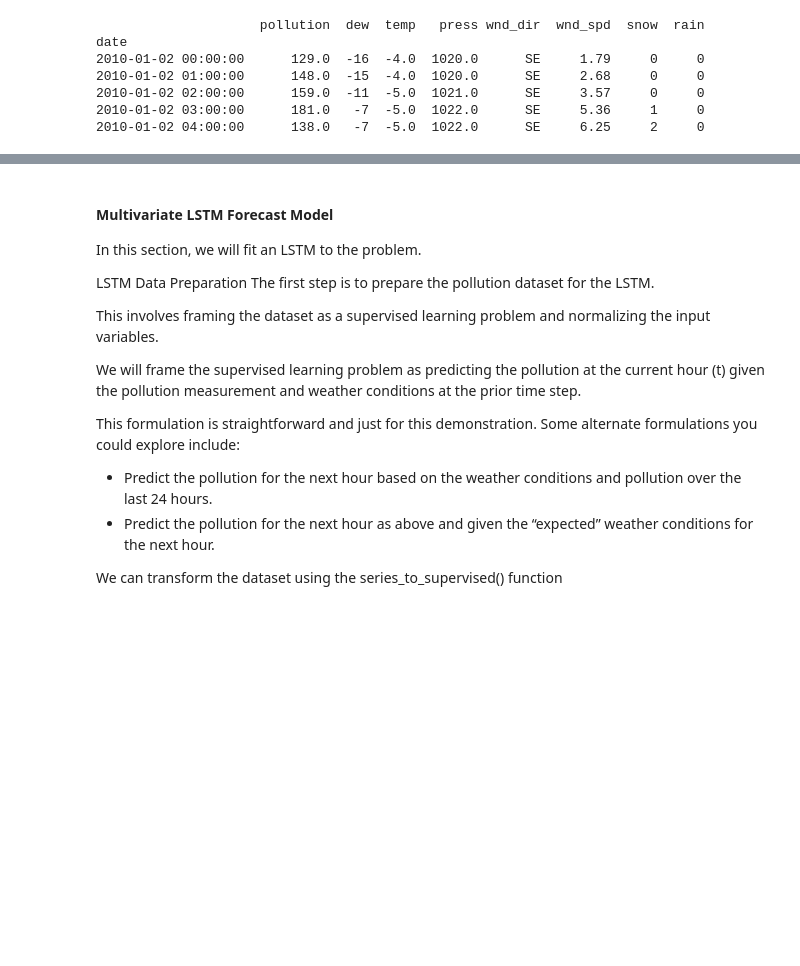
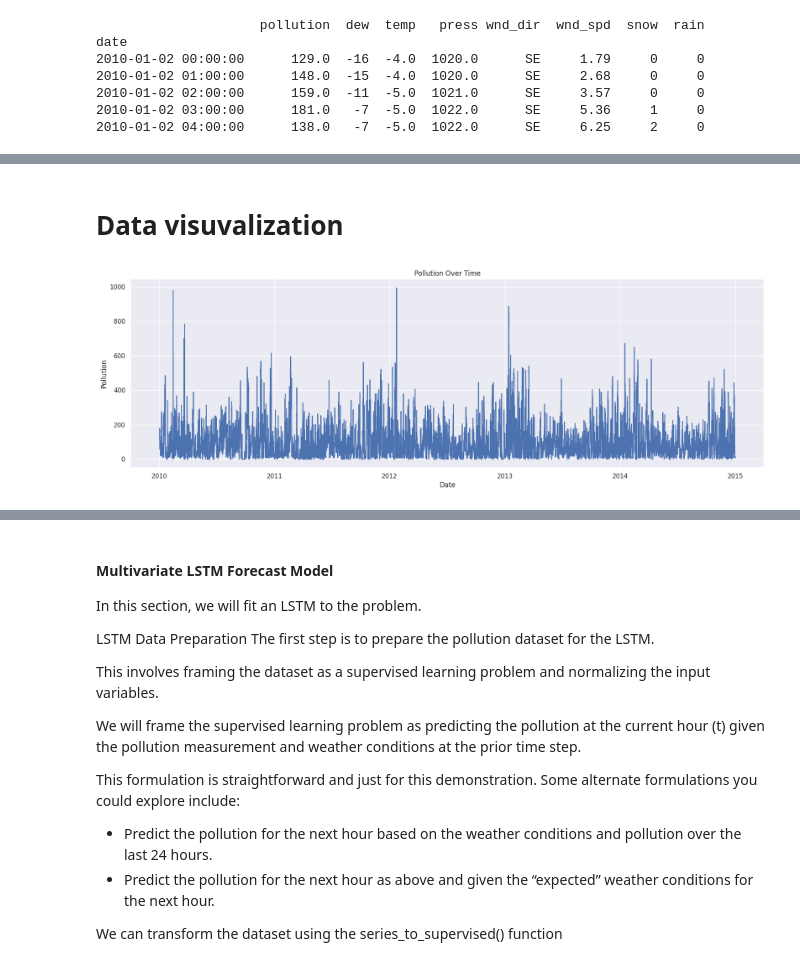
Before and after one commit to dipanwitadash/Applied-AI-miniproject-group8, a Jupyter notebook: d7041e-project-grp8-exp2.ipynb, the cells around one changed output, grey strips where cells are left out. Drawn from its saved outputs; the diff is of its cells as text; code cells hidden in the pictures; blank space fills up the shorter version.

```diff
--- a/d7041e-project-grp8-exp2.ipynb
+++ b/d7041e-project-grp8-exp2.ipynb
@@ -37,0 +98,12 @@ date
+# %% [markdown]
+# Data visuvalization
+# %%
+# Time Series Plot
+plt.figure(figsize=(20, 6))
+plt.plot(dataset.index, dataset['pollution'])
+plt.title('Pollution Over Time')
+plt.xlabel('Date')
+plt.ylabel('Pollution')
+plt.show()
+# %% [output]
+[figure, added]
```
Also changed, not shown: parts of 25 cells of this notebook.
